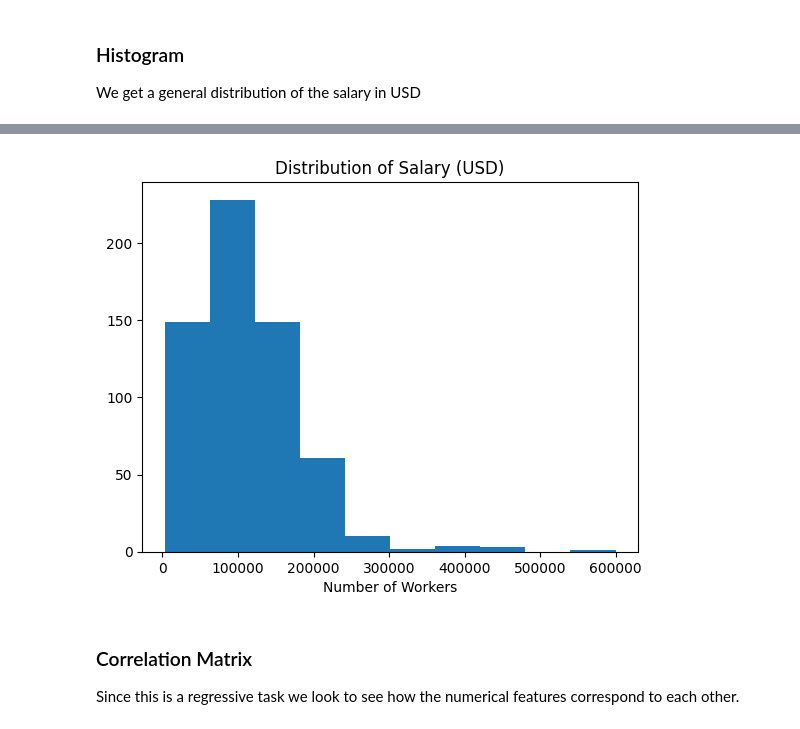
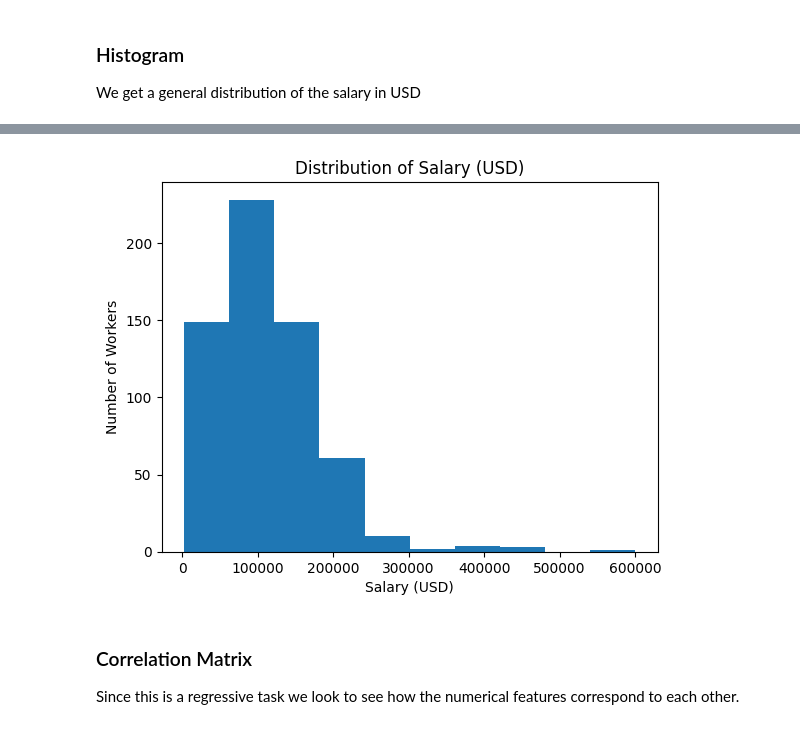
Before and after one commit to pauldumitriu001/EECS3401_IntroToAi_FinalProject, a Jupyter notebook: EECS3401FinalProject-Group8.ipynb, the cells around one changed output, grey strips where cells are left out. Drawn from its saved outputs; the diff is of its cells as text; code cells hidden in the pictures.

```diff
--- a/EECS3401FinalProject-Group8.ipynb
+++ b/EECS3401FinalProject-Group8.ipynb
@@ -226,12 +221,11 @@ px.histogram(data,x='salary_in_usd',labels={'salary_in_usd':'Salary (USD)'},titl
 # %%
-
 plt.hist(x=data["salary_in_usd"])
 plt.title("Distribution of Salary (USD)")
 plt.xlabel("Salary (USD)")
-plt.xlabel("Number of Workers")
+plt.ylabel("Number of Workers")
 plt.show()
 # %% [output]
-[figure, old version]
+[figure, new version]
 # %% [markdown]
 ### Correlation Matrix
 Since this is a regressive task we look to see how the numerical features correspond to each other.
```
Also changed, not shown: parts of 6 cells of this notebook.
